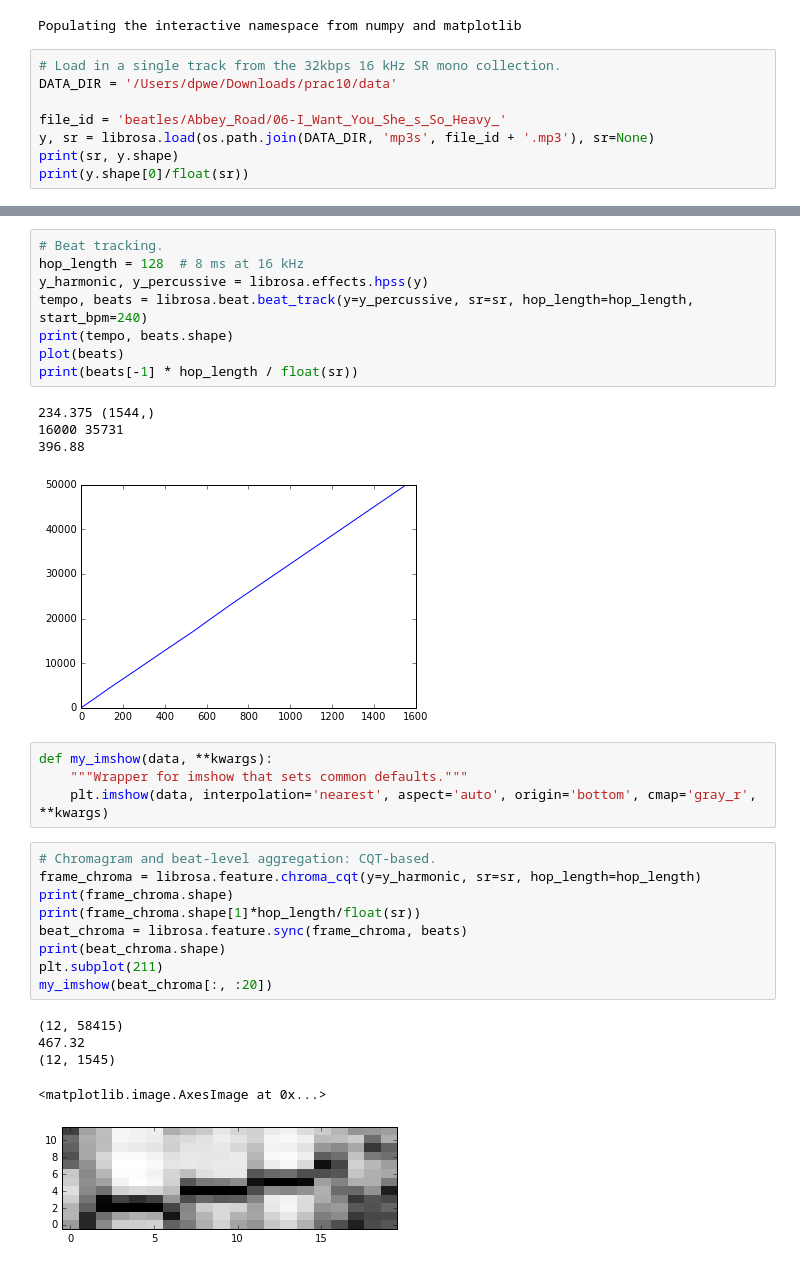
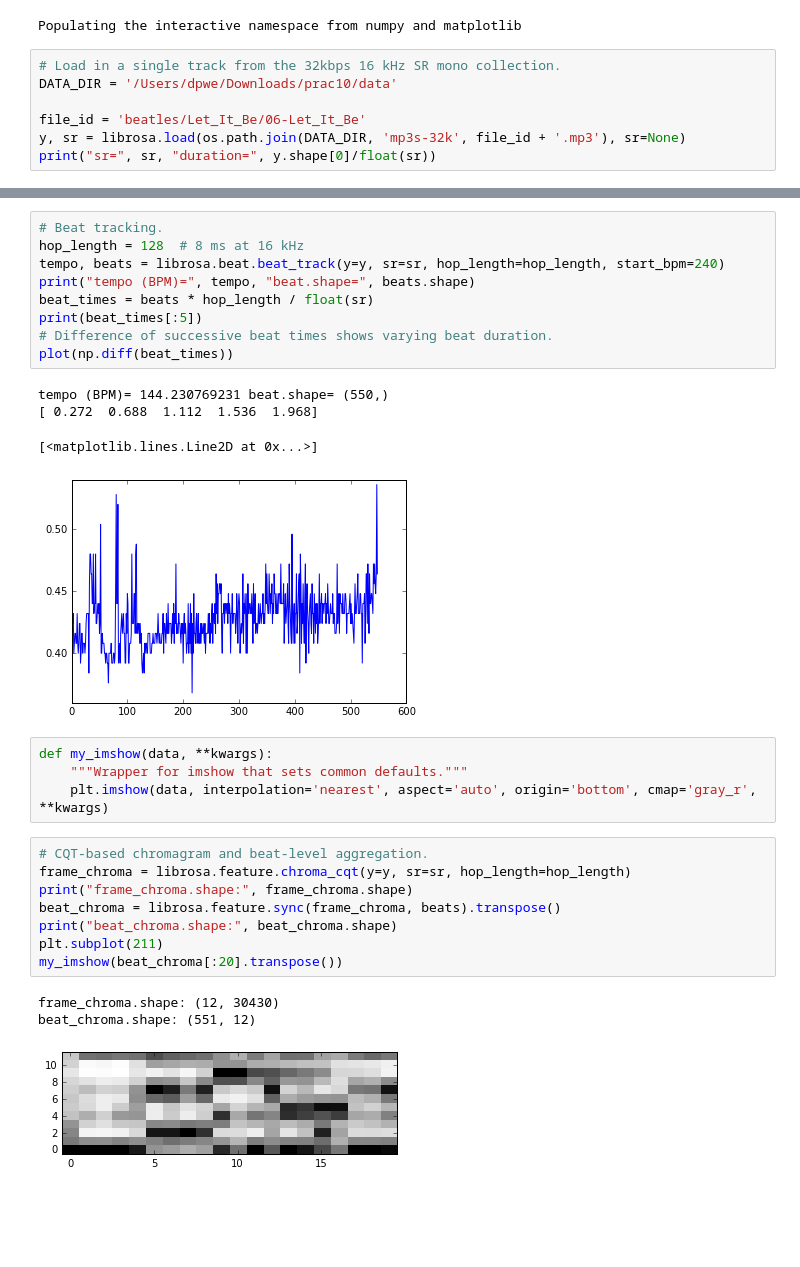
Before and after one commit to dpwe/elene4896, a Jupyter notebook: prac10/e4896_beat_sync_chroma.ipynb, the cells around one changed output, grey strips where cells are left out. Saved outputs shown, nothing was run; the diff lists cells and outputs as text; blank space fills up the shorter version.

```diff
--- a/prac10/e4896_beat_sync_chroma.ipynb
+++ b/prac10/e4896_beat_sync_chroma.ipynb
@@ -23,8 +23,7 @@ Populating the interactive namespace from numpy and matplotlib
 # Load in a single track from the 32kbps 16 kHz SR mono collection.
 DATA_DIR = '/Users/dpwe/Downloads/prac10/data'
 
-file_id = 'beatles/Abbey_Road/06-I_Want_You_She_s_So_Heavy_'
-y, sr = librosa.load(os.path.join(DATA_DIR, 'mp3s', file_id + '.mp3'), sr=None)
-print(sr, y.shape)
-print(y.shape[0]/float(sr))
+file_id = 'beatles/Let_It_Be/06-Let_It_Be'
+y, sr = librosa.load(os.path.join(DATA_DIR, 'mp3s-32k', file_id + '.mp3'), sr=None)
+print("sr=", sr, "duration=", y.shape[0]/float(sr))
 # %% [output]
@@ -33,32 +31,30 @@ print(y.shape[0]/float(sr))
 # %%
 # Beat tracking.
 hop_length = 128  # 8 ms at 16 kHz
-y_harmonic, y_percussive = librosa.effects.hpss(y)
-tempo, beats = librosa.beat.beat_track(y=y_percussive, sr=sr, hop_length=hop_length, start_bpm=240)
-print(tempo, beats.shape)
-plot(beats)
-print(beats[-1] * hop_length / float(sr))
+tempo, beats = librosa.beat.beat_track(y=y, sr=sr, hop_length=hop_length, start_bpm=240)
+print("tempo (BPM)=", tempo, "beat.shape=", beats.shape)
+beat_times = beats * hop_length / float(sr)
+print(beat_times[:5])
+# Difference of successive beat times shows varying beat duration.
+plot(np.diff(beat_times))
 # %% [output]
-234.375 (1544,)
-16000 35731
-396.88
+tempo (BPM)= 144.230769231 beat.shape= (550,)
+[ 0.272  0.688  1.112  1.536  1.968]
+[<matplotlib.lines.Line2D at 0x...>]
-[figure, old version]
+[figure, new version]
 # %%
 def my_imshow(data, **kwargs):
     """Wrapper for imshow that sets common defaults."""
     plt.imshow(data, interpolation='nearest', aspect='auto', origin='bottom', cmap='gray_r', **kwargs)
 # %%
-# Chromagram and beat-level aggregation: CQT-based.
-frame_chroma = librosa.feature.chroma_cqt(y=y_harmonic, sr=sr, hop_length=hop_length)
-print(frame_chroma.shape)
-print(frame_chroma.shape[1]*hop_length/float(sr))
-beat_chroma = librosa.feature.sync(frame_chroma, beats)
-print(beat_chroma.shape)
+# CQT-based chromagram and beat-level aggregation.
+frame_chroma = librosa.feature.chroma_cqt(y=y, sr=sr, hop_length=hop_length)
+print("frame_chroma.shape:", frame_chroma.shape)
+beat_chroma = librosa.feature.sync(frame_chroma, beats).transpose()
+print("beat_chroma.shape:", beat_chroma.shape)
 plt.subplot(211)
-my_imshow(beat_chroma[:, :20])
+my_imshow(beat_chroma[:20].transpose())
 # %% [output]
-(12, 58415)
-467.32
-(12, 1545)
+frame_chroma.shape: (12, 30430)
+beat_chroma.shape: (551, 12)
-<matplotlib.image.AxesImage at 0x...>
-[figure, old version]
+[figure, new version]
```
Also changed, not shown: parts of 13 cells of this notebook.
